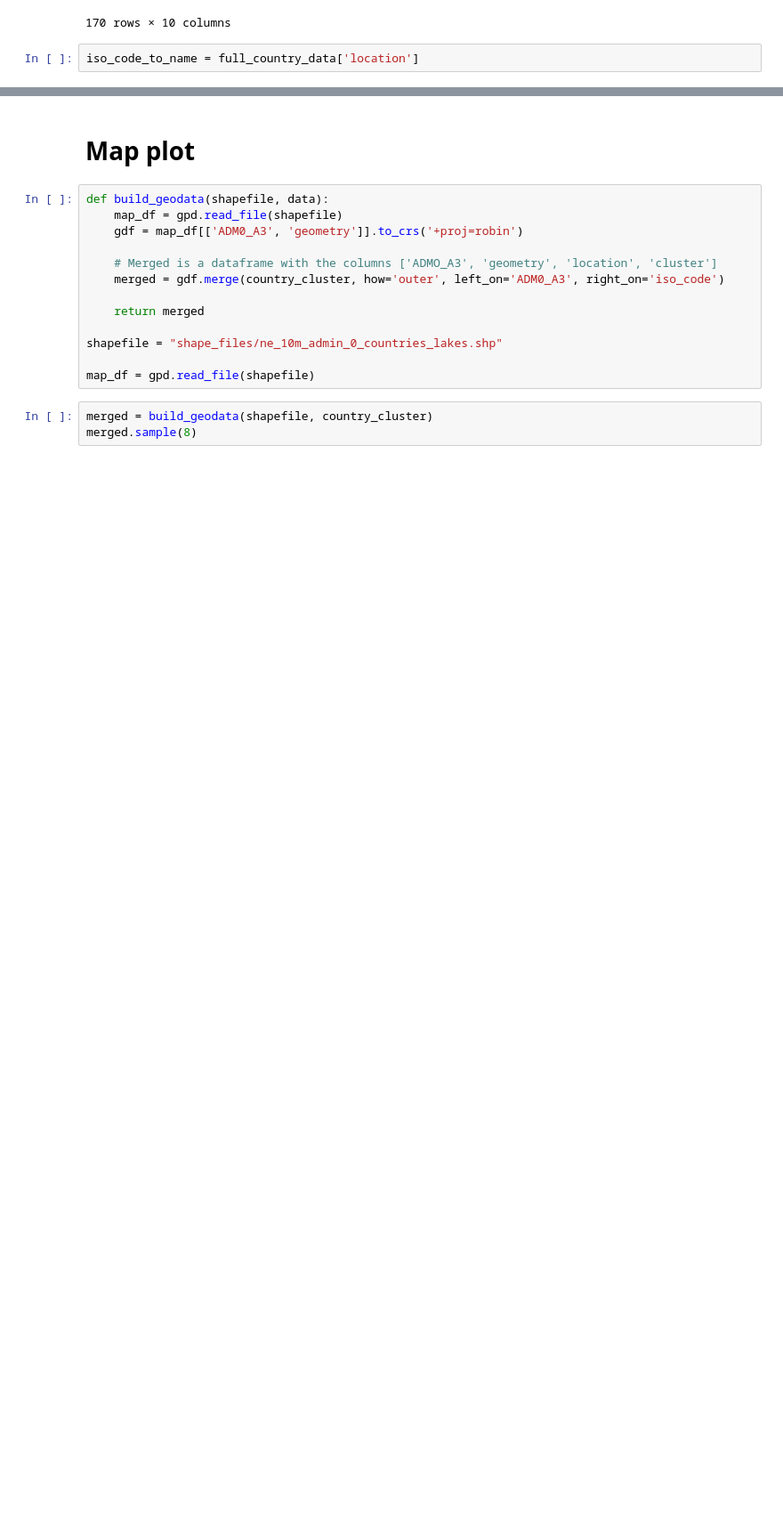
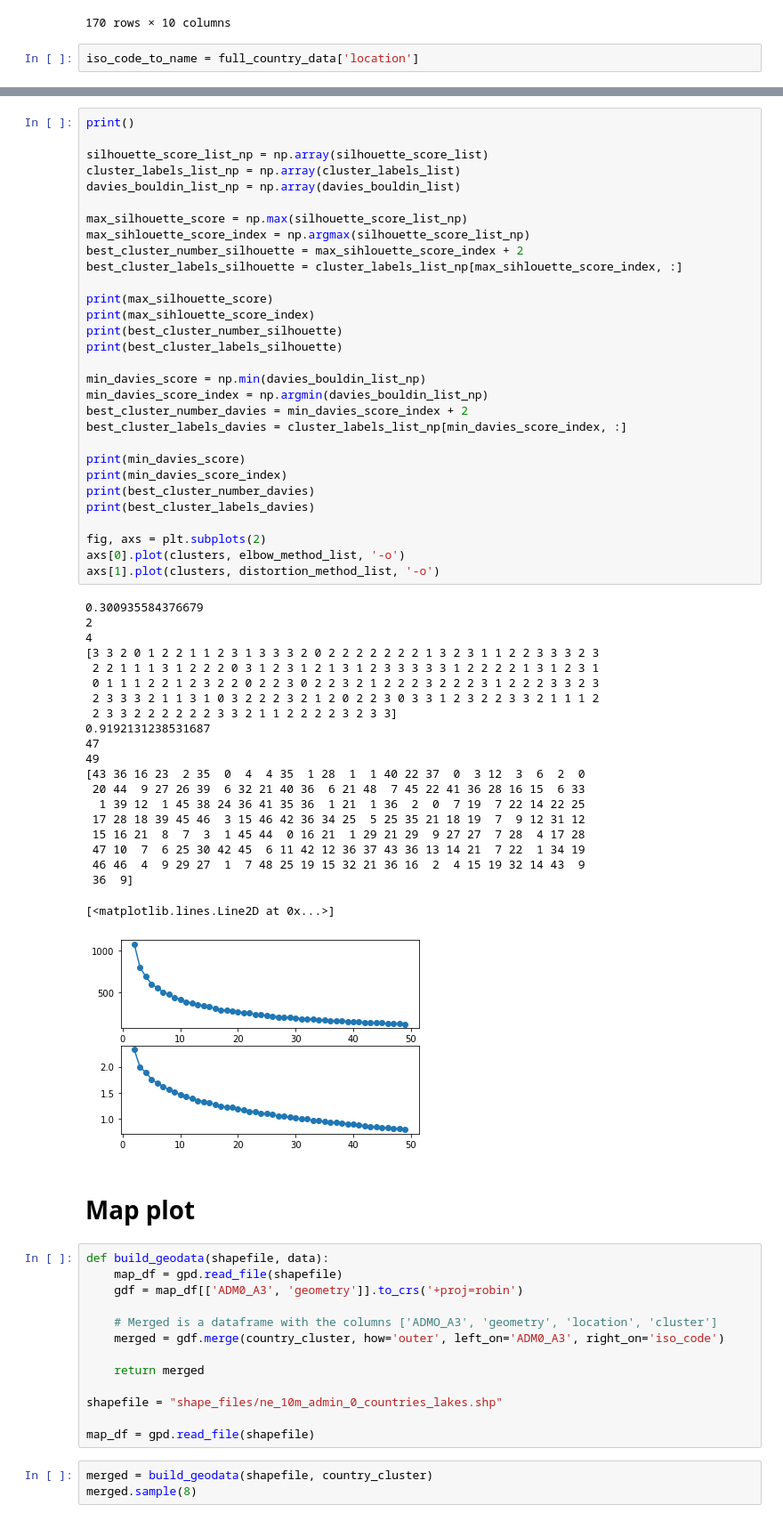
Before and after one commit to Jayanth24/COVID19CountryDiseasePredictor, a Jupyter notebook: covid_clustering.ipynb, the cells around one changed output, grey strips where cells are left out. Shown: that part at 89% size. Saved outputs shown, nothing was run; the diff lists cells and outputs as text; blank space fills up the shorter version.

```diff
--- a/covid_clustering.ipynb
+++ b/covid_clustering.ipynb
@@ -299,3 +304,55 @@ country_cluster.head()
+# %%
+print()
+
+silhouette_score_list_np = np.array(silhouette_score_list)
+cluster_labels_list_np = np.array(cluster_labels_list)
+davies_bouldin_list_np = np.array(davies_bouldin_list)
+
+max_silhouette_score = np.max(silhouette_score_list_np)
+max_sihlouette_score_index = np.argmax(silhouette_score_list_np)
+best_cluster_number_silhouette = max_sihlouette_score_index + 2
+best_cluster_labels_silhouette = cluster_labels_list_np[max_sihlouette_score_index, :]
+
+print(max_silhouette_score)
+print(max_sihlouette_score_index)
+print(best_cluster_number_silhouette)
+print(best_cluster_labels_silhouette)
+
+min_davies_score = np.min(davies_bouldin_list_np)
+min_davies_score_index = np.argmin(davies_bouldin_list_np)
+best_cluster_number_davies = min_davies_score_index + 2
+best_cluster_labels_davies = cluster_labels_list_np[min_davies_score_index, :]
+
+print(min_davies_score)
+print(min_davies_score_index)
+print(best_cluster_number_davies)
+print(best_cluster_labels_davies)
+
+fig, axs = plt.subplots(2)
+axs[0].plot(clusters, elbow_method_list, '-o')
+axs[1].plot(clusters, distortion_method_list, '-o')
+# %% [output]
+0.300935584376679
+2
+4
+[3 3 2 0 1 2 2 1 1 2 3 1 3 3 3 2 0 2 2 2 2 2 2 2 1 3 2 3 1 1 2 2 3 3 3 2 3
+ 2 2 1 1 1 3 1 2 2 2 0 3 1 2 3 1 2 1 3 1 2 3 3 3 3 3 1 2 2 2 2 1 3 1 2 3 1
+ 0 1 1 1 2 2 1 2 3 2 2 0 2 2 3 0 2 2 3 2 1 2 2 2 3 2 2 2 3 1 2 2 2 3 3 2 3
+ 2 3 3 3 2 1 1 3 1 0 3 2 2 2 3 2 1 2 0 2 2 3 0 3 3 1 2 3 2 2 3 3 2 1 1 1 2
+ 2 3 3 2 2 2 2 2 2 3 3 2 1 1 2 2 2 2 3 2 3 3]
+0.9192131238531687
+47
+49
+[43 36 16 23  2 35  0  4  4 35  1 28  1  1 40 22 37  0  3 12  3  6  2  0
+ 20 44  9 27 26 39  6 32 21 40 36  6 21 48  7 45 22 41 36 28 16 15  6 33
+  1 39 12  1 45 38 24 36 41 35 36  1 21  1 36  2  0  7 19  7 22 14 22 25
+ 17 28 18 39 45 46  3 15 46 42 36 34 25  5 25 35 21 18 19  7  9 12 31 12
+ 15 16 21  8  7  3  1 45 44  0 16 21  1 29 21 29  9 27 27  7 28  4 17 28
+ 47 10  7  6 25 30 42 45  6 11 42 12 36 37 43 36 13 14 21  7 22  1 34 19
+ 46 46  4  9 29 27  1  7 48 25 19 15 32 21 36 16  2  4 15 19 32 14 43  9
+ 36  9]
+[<matplotlib.lines.Line2D at 0x...>]
+[figure, added]
 # %% [markdown]
 # Map plot
 # %%
```
Also changed, not shown: parts of 5 cells of this notebook, 1 other file.
